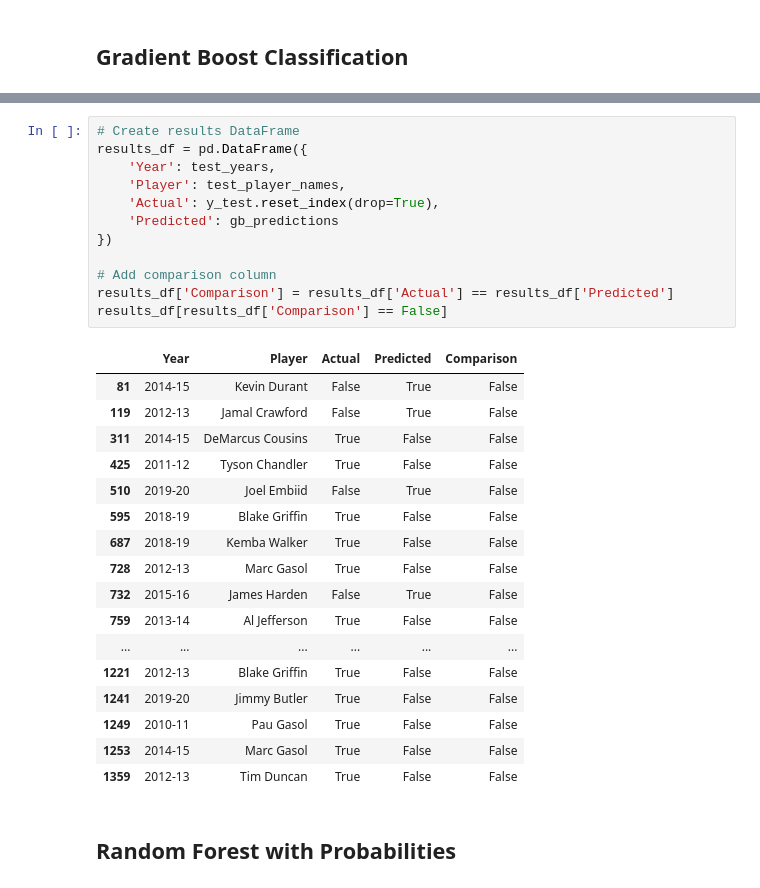
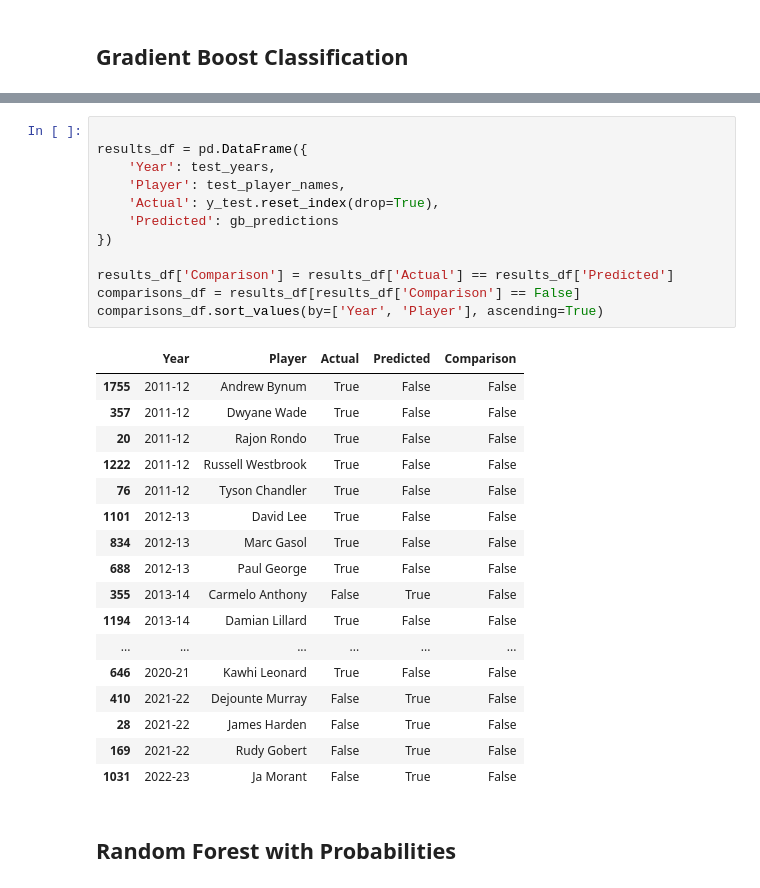
Before and after one commit to omerkhan3/nba_allstar_predictor, a Jupyter notebook: nba_allstar_predictions.ipynb, the cells around one changed output, grey strips where cells are left out. Cells and saved outputs as stored; diff of their text form.

```diff
--- a/nba_allstar_predictions.ipynb
+++ b/nba_allstar_predictions.ipynb
@@ -323,33 +349,33 @@ weighted avg       0.98      0.98      0.98      1480
 # %%
-# Create results DataFrame
+
 results_df = pd.DataFrame({
     'Year': test_years,
     'Player': test_player_names,
     'Actual': y_test.reset_index(drop=True),
     'Predicted': gb_predictions
 })
 
-# Add comparison column
 results_df['Comparison'] = results_df['Actual'] == results_df['Predicted']
-results_df[results_df['Comparison'] == False]
+comparisons_df = results_df[results_df['Comparison'] == False]
+comparisons_df.sort_values(by=['Year', 'Player'], ascending=True)
 # %% [output]
 |  | Year | Player | Actual | Predicted | Comparison |
-| 81 | 2014-15 | Kevin Durant | False | True | False |
-| 119 | 2012-13 | Jamal Crawford | False | True | False |
-| 311 | 2014-15 | DeMarcus Cousins | True | False | False |
-| 425 | 2011-12 | Tyson Chandler | True | False | False |
-| 510 | 2019-20 | Joel Embiid | False | True | False |
-| 595 | 2018-19 | Blake Griffin | True | False | False |
-| 687 | 2018-19 | Kemba Walker | True | False | False |
-| 728 | 2012-13 | Marc Gasol | True | False | False |
-| 732 | 2015-16 | James Harden | False | True | False |
-| 759 | 2013-14 | Al Jefferson | True | False | False |
+| 1755 | 2011-12 | Andrew Bynum | True | False | False |
+| 357 | 2011-12 | Dwyane Wade | True | False | False |
+| 20 | 2011-12 | Rajon Rondo | True | False | False |
+| 1222 | 2011-12 | Russell Westbrook | True | False | False |
+| 76 | 2011-12 | Tyson Chandler | True | False | False |
+| 1101 | 2012-13 | David Lee | True | False | False |
+| 834 | 2012-13 | Marc Gasol | True | False | False |
+| 688 | 2012-13 | Paul George | True | False | False |
+| 355 | 2013-14 | Carmelo Anthony | False | True | False |
+| 1194 | 2013-14 | Damian Lillard | True | False | False |
 | ... | ... | ... | ... | ... | ... |
-| 1221 | 2012-13 | Blake Griffin | True | False | False |
-| 1241 | 2019-20 | Jimmy Butler | True | False | False |
-| 1249 | 2010-11 | Pau Gasol | True | False | False |
-| 1253 | 2014-15 | Marc Gasol | True | False | False |
-| 1359 | 2012-13 | Tim Duncan | True | False | False |
+| 646 | 2020-21 | Kawhi Leonard | True | False | False |
+| 410 | 2021-22 | Dejounte Murray | False | True | False |
+| 28 | 2021-22 | James Harden | False | True | False |
+| 169 | 2021-22 | Rudy Gobert | False | True | False |
+| 1031 | 2022-23 | Ja Morant | False | True | False |
 # %% [markdown]
 ## Random Forest with Probabilities
 # %% [markdown]
```
Also changed, not shown: parts of 23 cells of this notebook, 2 other files.
